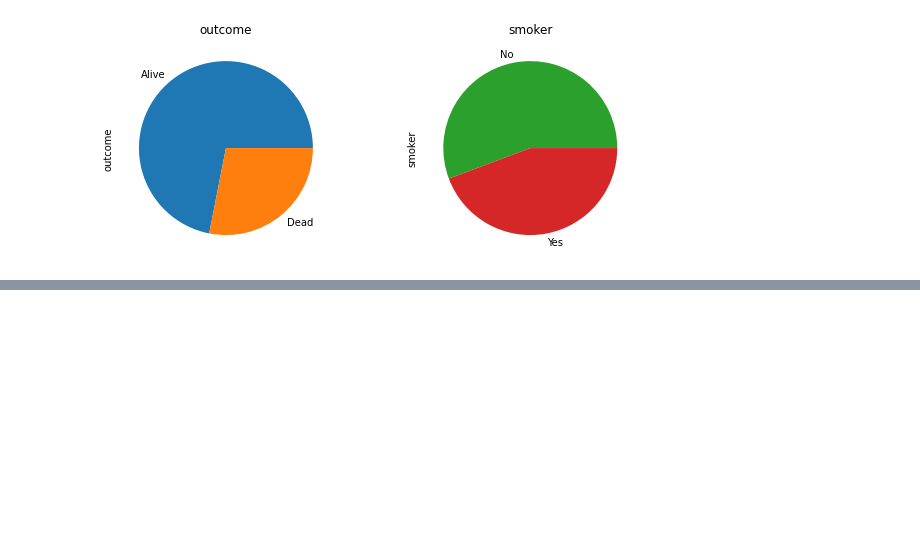
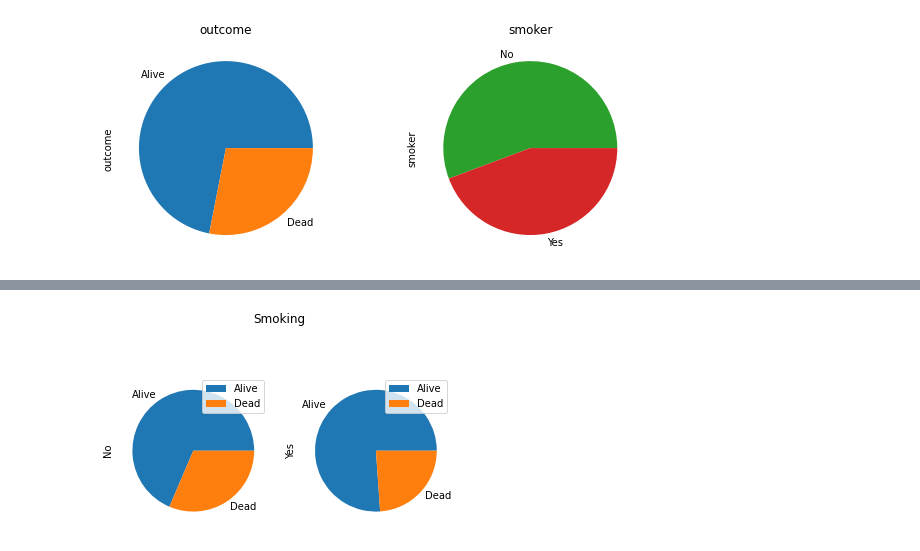
Before and after one commit to AFLLAMA/data_analysis_practice, a Jupyter notebook: plotting01.ipynb, the cells around one changed output, grey strips where cells are left out. Saved outputs shown, nothing was run; the diff lists cells and outputs as text; code cells hidden in the pictures; blank space fills up the shorter version.

```diff
--- a/plotting01.ipynb
+++ b/plotting01.ipynb
@@ -129,0 +146,5 @@ Text(0.5, 1.0, 'smoker')
+# %%
+unstack_transpose.plot(kind='pie', subplots=True, stacked = True, title = 'Smoking')
+pp.show()
+# %% [output]
+[figure, added]
```
Also changed, not shown: parts of 8 cells of this notebook.
